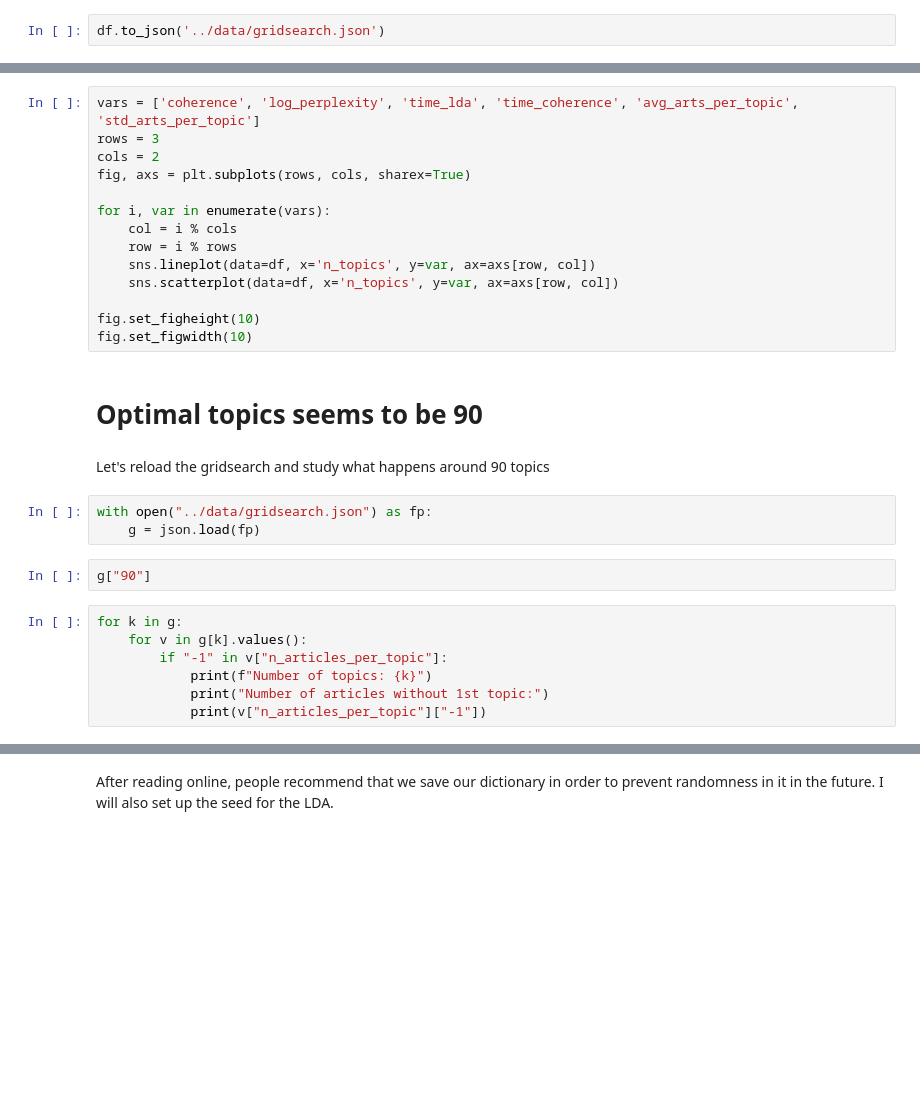
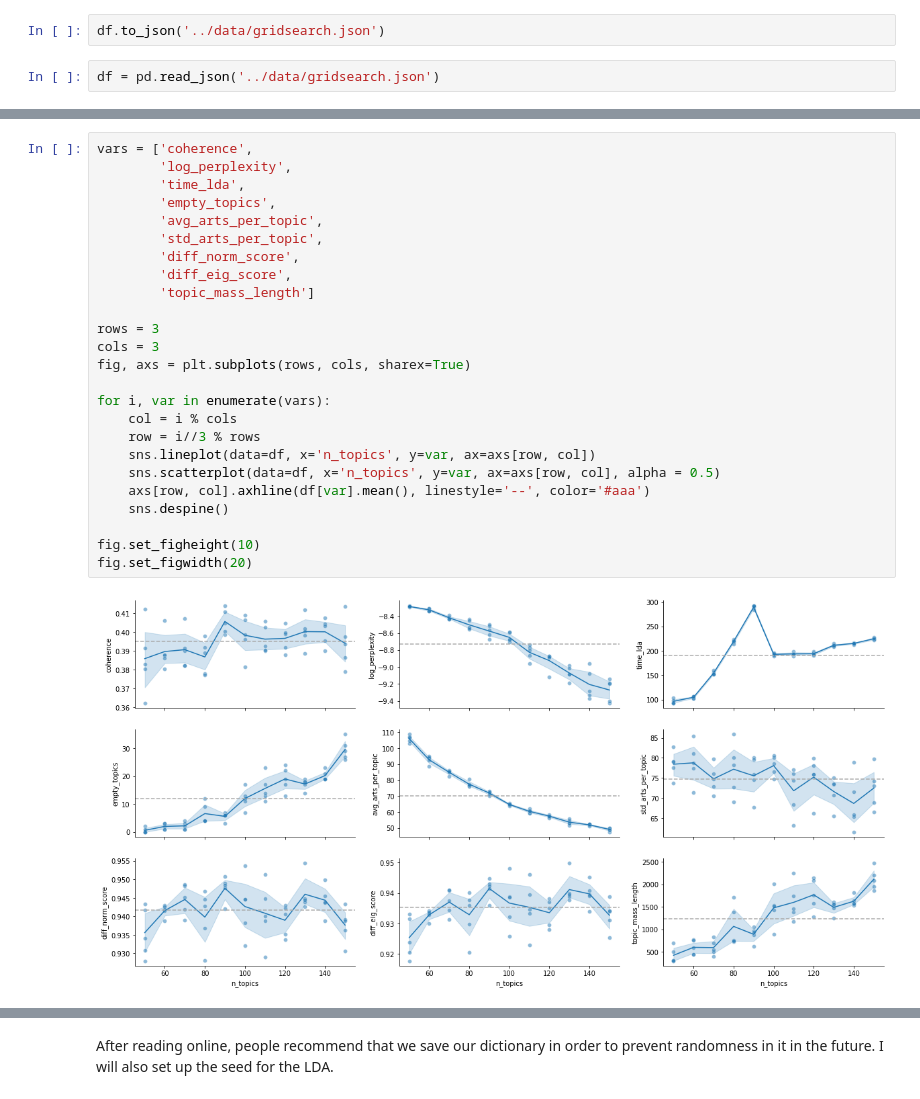
Before and after one commit to juanrloaiza/latinamerican-philosophy-mining, a Jupyter notebook: notebooks/3-LDA-using-gensim.ipynb, the cells around one changed output, grey strips where cells are left out. Drawn from its saved outputs; the diff is of its cells as text; blank space fills up the shorter version.

```diff
--- a/notebooks/3-LDA-using-gensim.ipynb
+++ b/notebooks/3-LDA-using-gensim.ipynb
@@ -121,4 +141,6 @@ df['time_coherence'] = df['time_coherence'] / 60
 # %%
 df.to_json('../data/gridsearch.json')
+# %%
+df = pd.read_json('../data/gridsearch.json')
 # %%
 df.groupby('n_topics').mean()
@@ -125,30 +170,27 @@ df.groupby('n_topics').mean()
 # %%
-vars = ['coherence', 'log_perplexity', 'time_lda', 'time_coherence', 'avg_arts_per_topic', 'std_arts_per_topic']
+vars = ['coherence',
+        'log_perplexity',
+        'time_lda',
+        'empty_topics',
+        'avg_arts_per_topic',
+        'std_arts_per_topic',
+        'diff_norm_score',
+        'diff_eig_score',
+        'topic_mass_length']
+
 rows = 3
-cols = 2
+cols = 3
 fig, axs = plt.subplots(rows, cols, sharex=True)
 
 for i, var in enumerate(vars):
     col = i % cols
-    row = i % rows
+    row = i//3 % rows
     sns.lineplot(data=df, x='n_topics', y=var, ax=axs[row, col])
-    sns.scatterplot(data=df, x='n_topics', y=var, ax=axs[row, col])
+    sns.scatterplot(data=df, x='n_topics', y=var, ax=axs[row, col], alpha = 0.5)
+    axs[row, col].axhline(df[var].mean(), linestyle='--', color='#aaa')
+    sns.despine()
 
 fig.set_figheight(10)
-fig.set_figwidth(10)
+fig.set_figwidth(20)
+# %% [output]
+[figure, added]
-# %% [markdown]
-# Optimal topics seems to be 90
-# %% [markdown]
-Let's reload the gridsearch and study what happens around 90 topics
-# %%
-with open("../data/gridsearch.json") as fp:
-    g = json.load(fp)
-# %%
-g["90"]
-# %%
-for k in g:
-    for v in g[k].values():
-        if "-1" in v["n_articles_per_topic"]:
-            print(f"Number of topics: {k}")
-            print("Number of articles without 1st topic:")
-            print(v["n_articles_per_topic"]["-1"])
```
Also changed, not shown: parts of 21 cells of this notebook.
